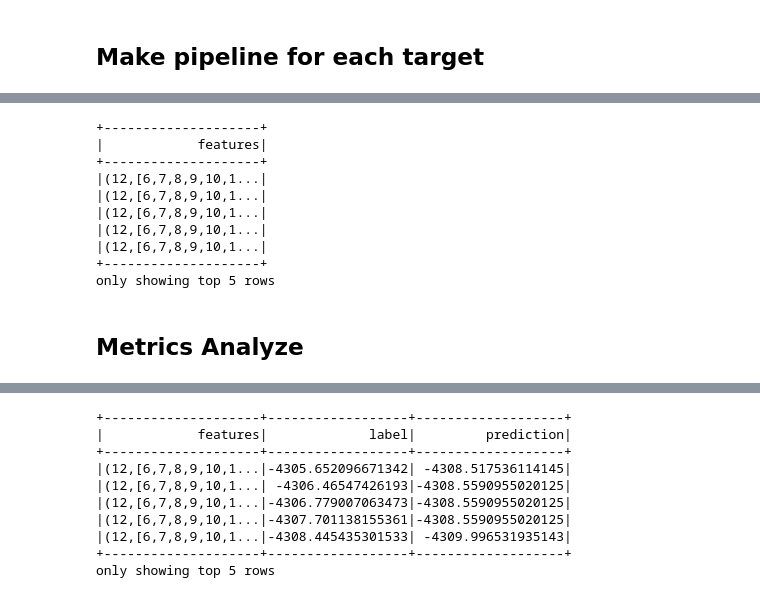
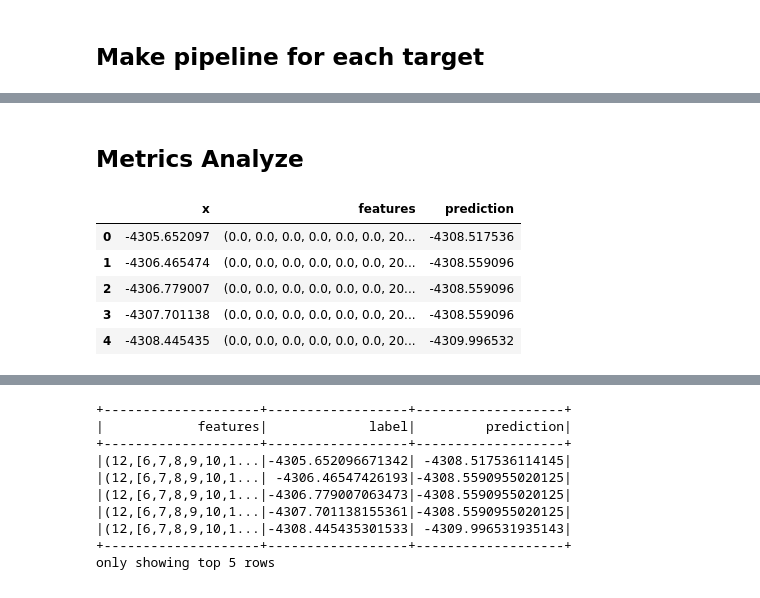
Before and after one commit to rvegrc/self_drive, a Jupyter notebook: self-driveing.ipynb, the cells around one changed output, grey strips where cells are left out. Cells and saved outputs as stored; diff of their text form; code cells hidden in the pictures.

```diff
--- a/self-driveing.ipynb
+++ b/self-driveing.ipynb
@@ -628,15 +730,12 @@ Skipping test eval output
-# %%
-test_data_transformed.select('features').show(5)
-# %% [output]
-+--------------------+
-|            features|
-+--------------------+
-|(12,[6,7,8,9,10,1...|
-|(12,[6,7,8,9,10,1...|
-|(12,[6,7,8,9,10,1...|
-|(12,[6,7,8,9,10,1...|
-|(12,[6,7,8,9,10,1...|
-+--------------------+
-only showing top 5 rows
 # %% [markdown]
 ## Metrics Analyze
+# %%
+predictions = model.transform(test_data_transformed.select(['x','features'])).toPandas()
+predictions.head()
+# %% [output]
+|  | x | features | prediction |
+| 0 | -4305.652097 | (0.0, 0.0, 0.0, 0.0, 0.0, 0.0, 20... | -4308.517536 |
+| 1 | -4306.465474 | (0.0, 0.0, 0.0, 0.0, 0.0, 0.0, 20... | -4308.559096 |
+| 2 | -4306.779007 | (0.0, 0.0, 0.0, 0.0, 0.0, 0.0, 20... | -4308.559096 |
+| 3 | -4307.701138 | (0.0, 0.0, 0.0, 0.0, 0.0, 0.0, 20... | -4308.559096 |
+| 4 | -4308.445435 | (0.0, 0.0, 0.0, 0.0, 0.0, 0.0, 20... | -4309.996532 |
```
Also changed, not shown: parts of 9 cells of this notebook.
